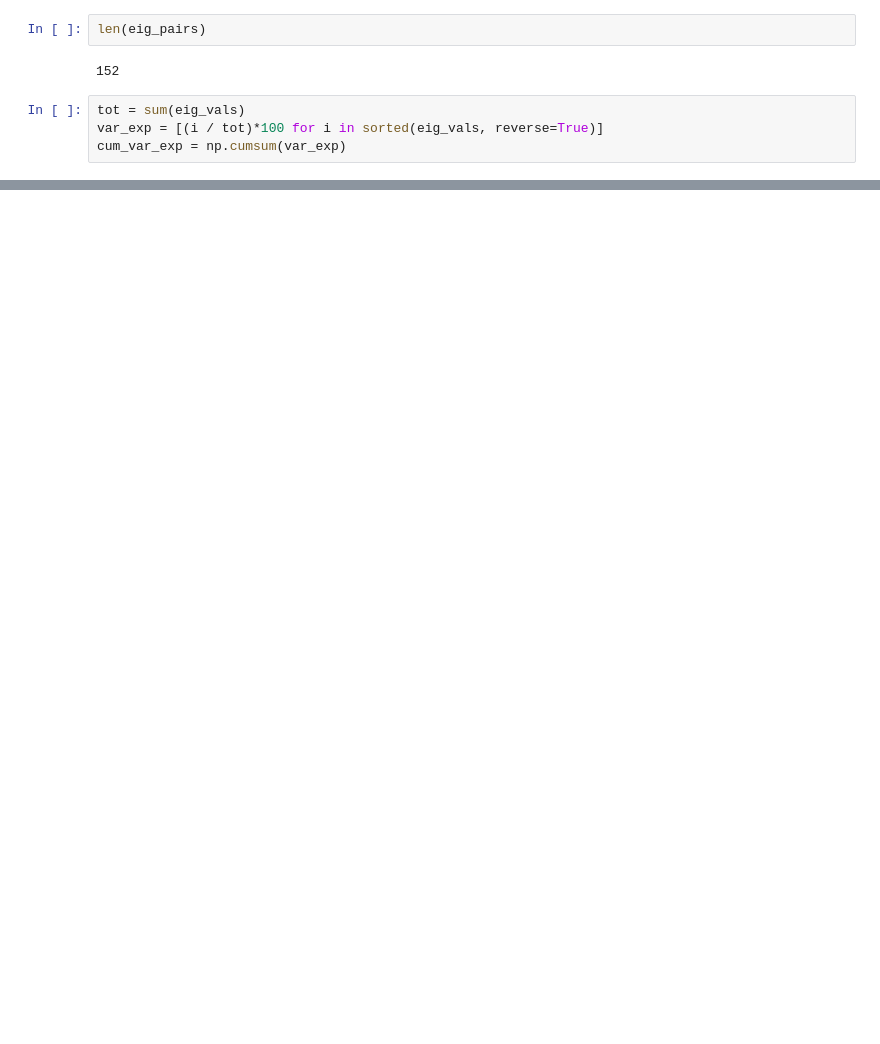
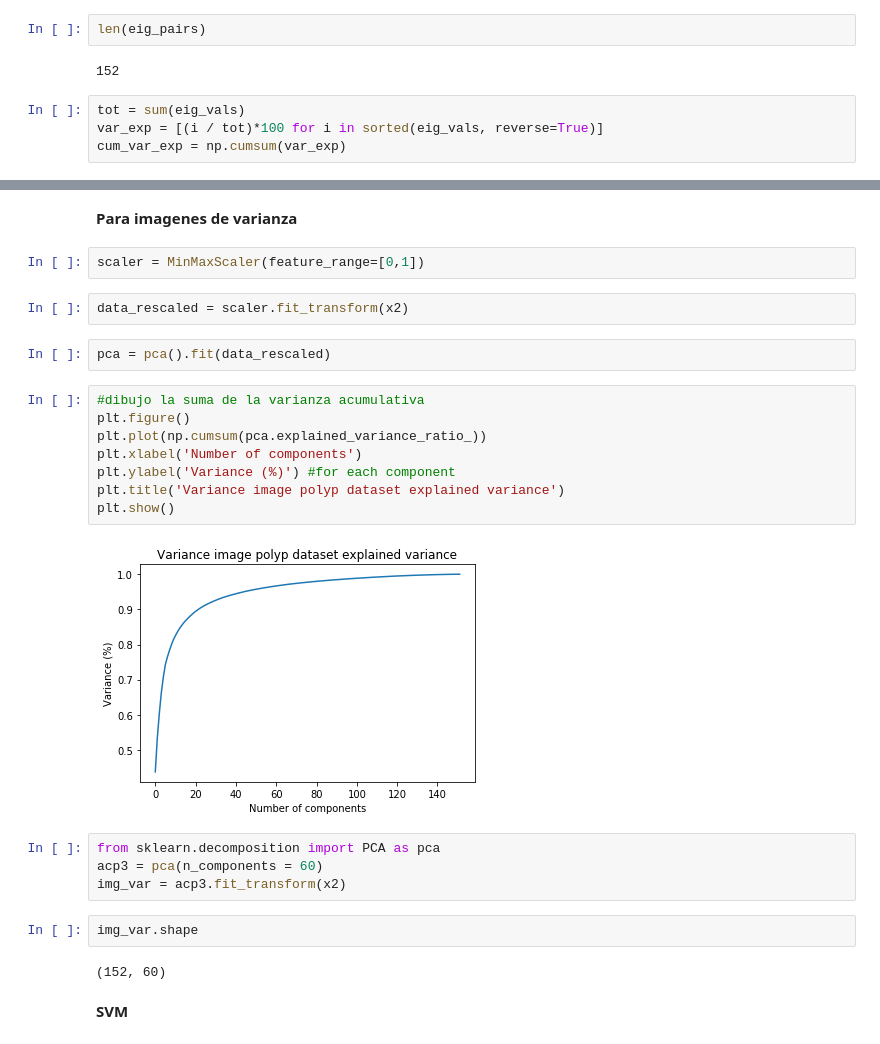
Before and after one commit to FranklinSierra/Polipos, a Jupyter notebook: notebooks/PCA.ipynb, the cells around one changed output, grey strips where cells are left out. Cells and saved outputs as stored; diff of their text form; blank space fills up the shorter version.

```diff
--- a/notebooks/PCA.ipynb
+++ b/notebooks/PCA.ipynb
@@ -366,0 +561,28 @@ img_mix.shape
+# %% [markdown]
+**Para imagenes de varianza**
+# %%
+scaler = MinMaxScaler(feature_range=[0,1])
+# %%
+data_rescaled = scaler.fit_transform(x2)
+# %%
+pca = pca().fit(data_rescaled)
+# %%
+#dibujo la suma de la varianza acumulativa
+plt.figure()
+plt.plot(np.cumsum(pca.explained_variance_ratio_))
+plt.xlabel('Number of components')
+plt.ylabel('Variance (%)') #for each component
+plt.title('Variance image polyp dataset explained variance')
+plt.show()
+# %% [output]
+[figure, added]
+# %%
+from sklearn.decomposition import PCA as pca
+acp3 = pca(n_components = 60)
+img_var = acp3.fit_transform(x2)
+# %%
+img_var.shape
+# %% [output]
+(152, 60)
+# %% [markdown]
+**SVM**
```
Also changed, not shown: parts of 67 cells of this notebook, 1 other file.
